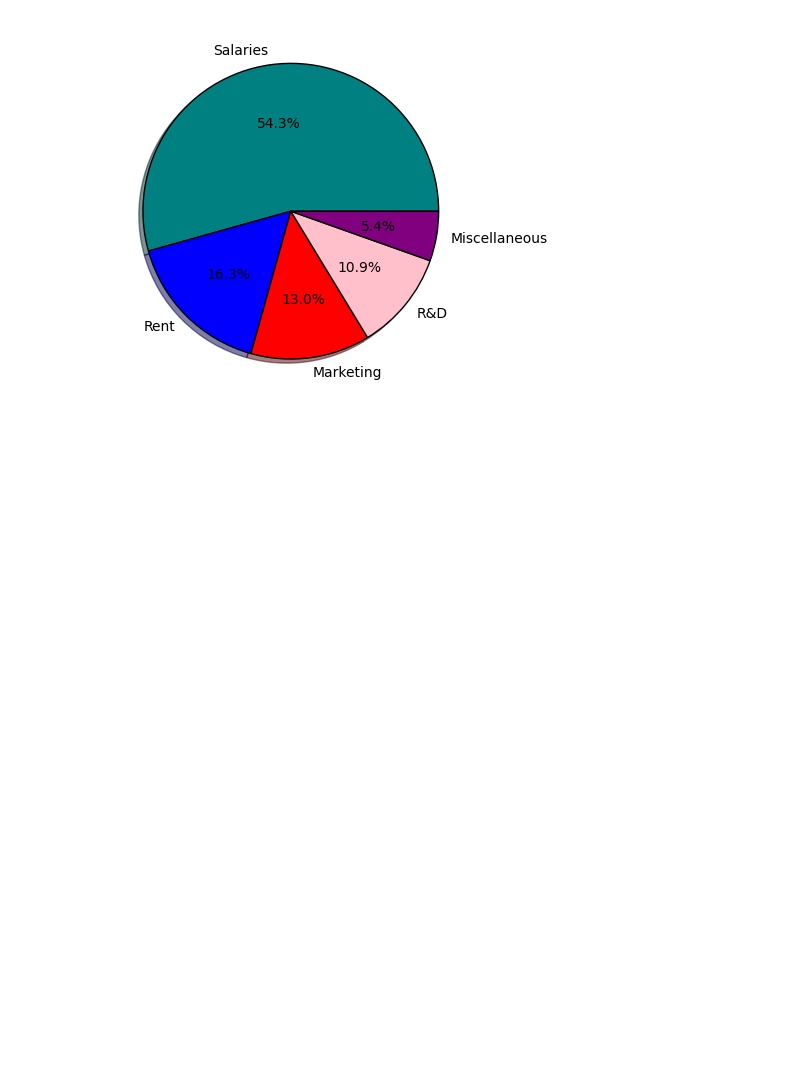
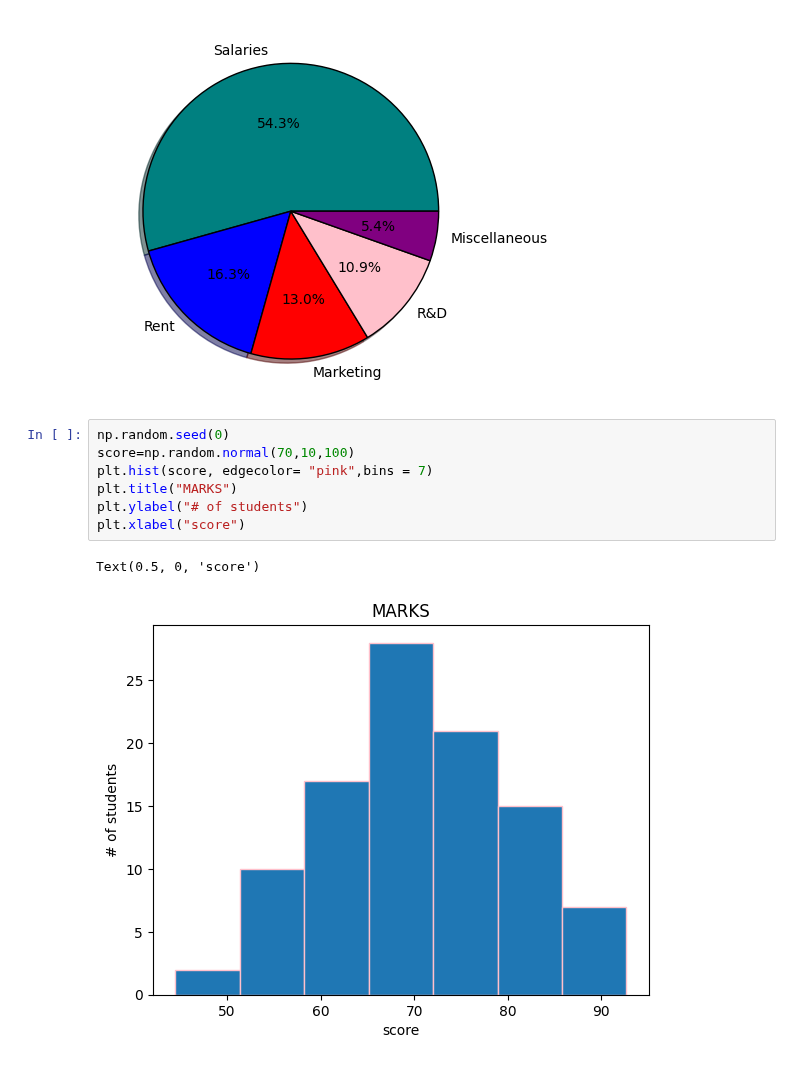
Before and after one commit to FatimaAjmal89/user-data-analysis, a Jupyter notebook: data_visualization.ipynb, the cells around one changed output. Saved outputs shown, nothing was run; the diff lists cells and outputs as text; blank space fills up the shorter version.

Commit message:
Add Histogram

```diff
--- a/data_visualization.ipynb
+++ b/data_visualization.ipynb
@@ -221,3 +221,13 @@ plt.pie(amounts , labels = expenses , autopct = "%1.1f%%" , colors= color
   Text(0.4654267117532753, -0.3786528436266306, '10.9%'),
   Text(0.5912756833219354, -0.10194638940236392, '5.4%')])
 [figure]
+# %%
+np.random.seed(0)
+score=np.random.normal(70,10,100)
+plt.hist(score, edgecolor= "pink",bins = 7)
+plt.title("MARKS")
+plt.ylabel("# of students")
+plt.xlabel("score")
+# %% [output]
+Text(0.5, 0, 'score')
+[figure, added]
```
Also changed, not shown: parts of 1 cell of this notebook.
